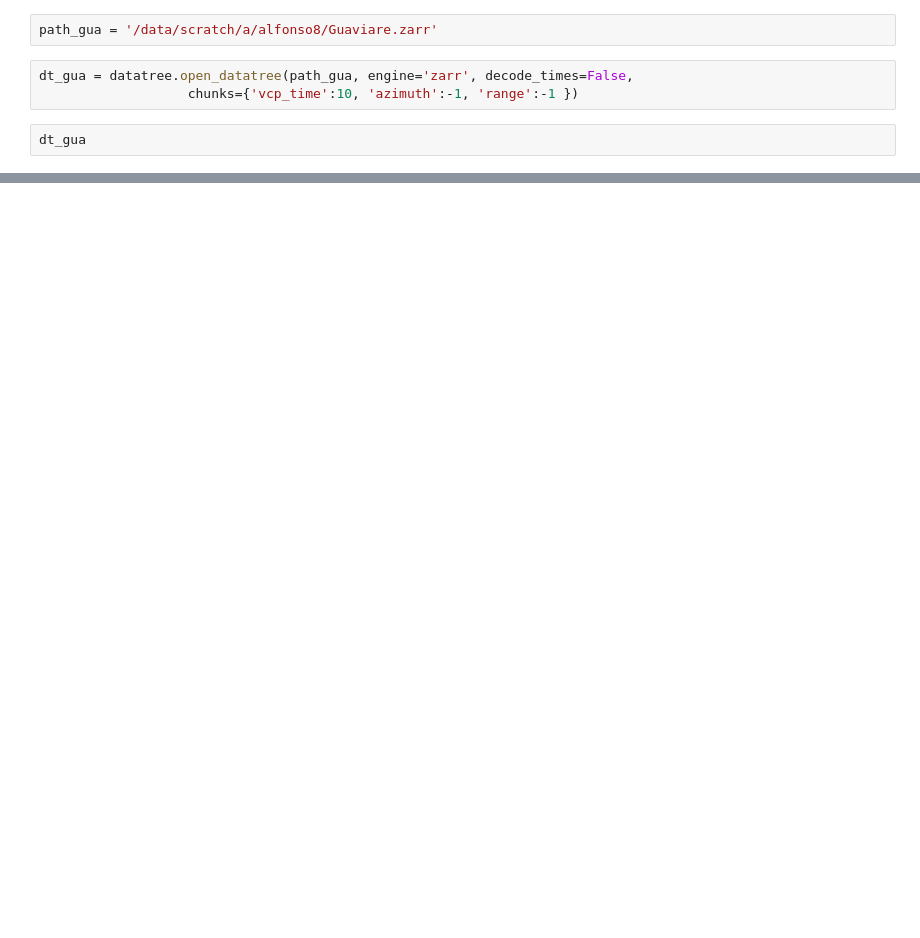
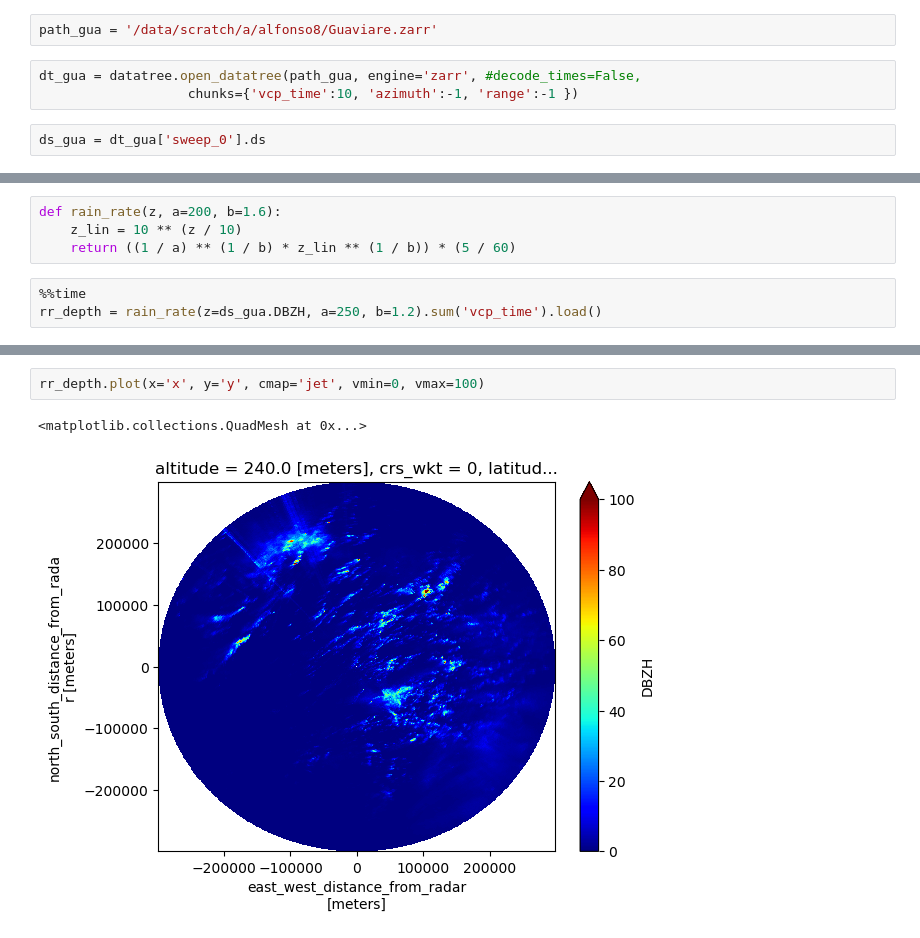
Before and after one commit to aladinor/notebooks, a Jupyter notebook: qvp_Carimagua.ipynb, the cells around one changed output, grey strips where cells are left out. Saved outputs shown, nothing was run; the diff lists cells and outputs as text; blank space fills up the shorter version.

```diff
--- a/qvp_Carimagua.ipynb
+++ b/qvp_Carimagua.ipynb
@@ -88,7 +36,7 @@ qvp.isel(vcp_time=range(380, 500), range=range(0, 200)).DBZH.plot(x='vcp_time',
 # %%
 path_gua = '/data/scratch/a/alfonso8/Guaviare.zarr'
 # %%
-dt_gua = datatree.open_datatree(path_gua, engine='zarr', decode_times=False,
+dt_gua = datatree.open_datatree(path_gua, engine='zarr', #decode_times=False,
                    chunks={'vcp_time':10, 'azimuth':-1, 'range':-1 })
 # %%
-dt_gua
+ds_gua = dt_gua['sweep_0'].ds
@@ -112,0 +43,7 @@ DataTree('None', parent=None)
+# %%
+def rain_rate(z, a=200, b=1.6):
+    z_lin = 10 ** (z / 10)
+    return ((1 / a) ** (1 / b) * z_lin ** (1 / b)) * (5 / 60)
+# %%
+%%time
+rr_depth = rain_rate(z=ds_gua.DBZH, a=250, b=1.2).sum('vcp_time').load()
@@ -112,0 +53,5 @@ DataTree('None', parent=None)
+# %%
+rr_depth.plot(x='x', y='y', cmap='jet', vmin=0, vmax=100)
+# %% [output]
+<matplotlib.collections.QuadMesh at 0x...>
+[figure, added]
```
Also changed, not shown: parts of 8 cells of this notebook.
